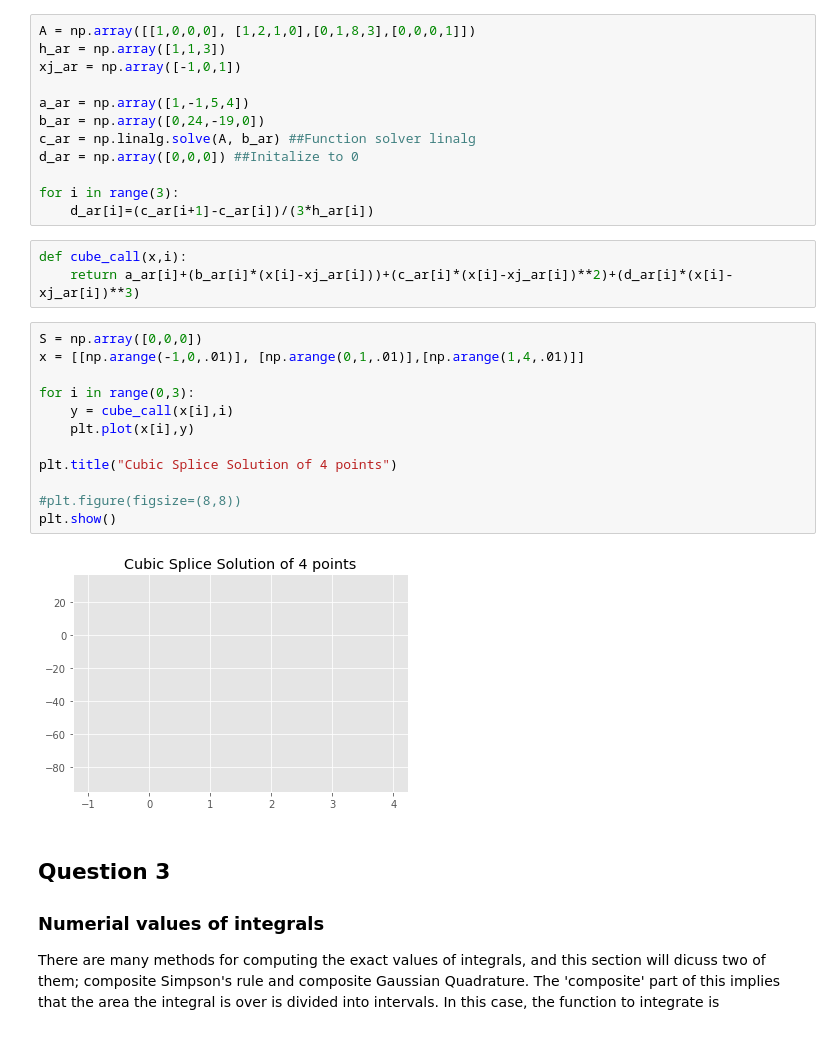
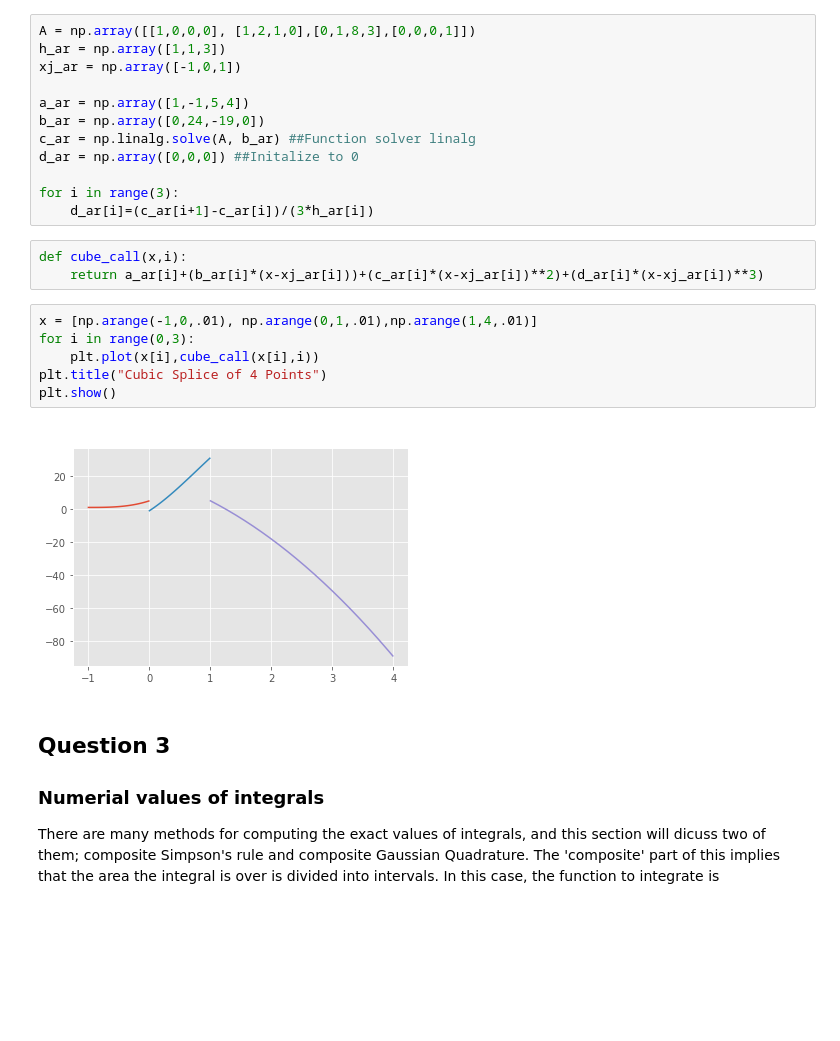
Before and after one commit to voetberg/mth_451_hw, a Jupyter notebook: Final Project.ipynb, the cells around one changed output. Cells and saved outputs as stored; diff of their text form; blank space fills up the shorter version.

```diff
--- a/Final Project.ipynb
+++ b/Final Project.ipynb
@@ -168,21 +151,15 @@ for i in range(3):
     d_ar[i]=(c_ar[i+1]-c_ar[i])/(3*h_ar[i])
 # %%
 def cube_call(x,i):
-    return a_ar[i]+(b_ar[i]*(x[i]-xj_ar[i]))+(c_ar[i]*(x[i]-xj_ar[i])**2)+(d_ar[i]*(x[i]-xj_ar[i])**3)
+    return a_ar[i]+(b_ar[i]*(x-xj_ar[i]))+(c_ar[i]*(x-xj_ar[i])**2)+(d_ar[i]*(x-xj_ar[i])**3)
 # %%
-S = np.array([0,0,0])
-x = [[np.arange(-1,0,.01)], [np.arange(0,1,.01)],[np.arange(1,4,.01)]]
-
+x = [np.arange(-1,0,.01), np.arange(0,1,.01),np.arange(1,4,.01)]
 for i in range(0,3):
-    y = cube_call(x[i],i)
-    plt.plot(x[i],y)
-
-plt.title("Cubic Splice Solution of 4 points")
-
-#plt.figure(figsize=(8,8))
+    plt.plot(x[i],cube_call(x[i],i))
+plt.title("Cubic Splice of 4 Points")
 plt.show()
 # %% [output]
-[figure, old version]
+[figure, new version]
 # %% [markdown]
 ## Question 3
 ### Numerial values of integrals
```
Also changed, not shown: parts of 9 cells of this notebook.
